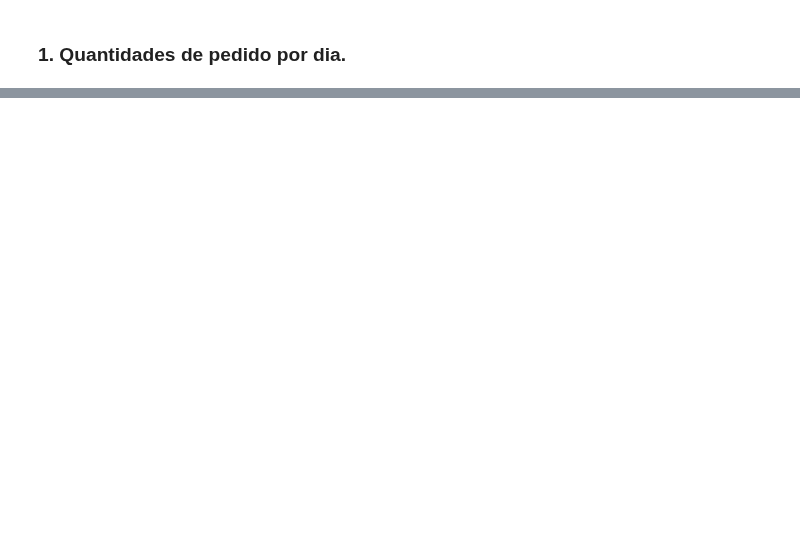
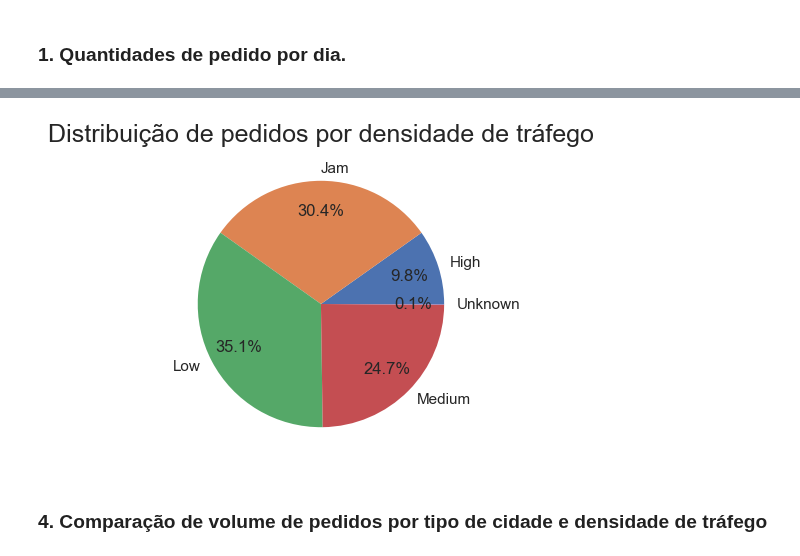
Before and after one commit to luc457x/CDS-PA, a Jupyter notebook: notebook.ipynb, the cells around one changed output, grey strips where cells are left out. Drawn from its saved outputs; the diff is of its cells as text; code cells hidden in the pictures; blank space fills up the shorter version.

```diff
--- a/notebook.ipynb
+++ b/notebook.ipynb
@@ -883,0 +892,15 @@ Index(['ID', 'Delivery_person_ID', 'Delivery_person_Age',
+# %%
+# Agrupar por densidade de tráfego
+df = df_clear[["ID", "Road_traffic_density"]].groupby("Road_traffic_density").count().reset_index()
+# Calcular porcentagem
+df["percent"] = df["ID"] / df["ID"].sum()
+# %%
+# Desenhar gráfico de pizza
+plt.figure(figsize=(8, 4))
+plt.title("Distribuição de pedidos por densidade de tráfego")
+fig = plt.pie(df["percent"], labels=df["Road_traffic_density"], autopct='%1.1f%%', pctdistance=0.75, labeldistance=1.1)
+plt.show()
+# %% [output]
+[figure, added]
+# %% [markdown]
+### 4. Comparação de volume de pedidos por tipo de cidade e densidade de tráfego
```
Also changed, not shown: parts of 17 cells of this notebook.
